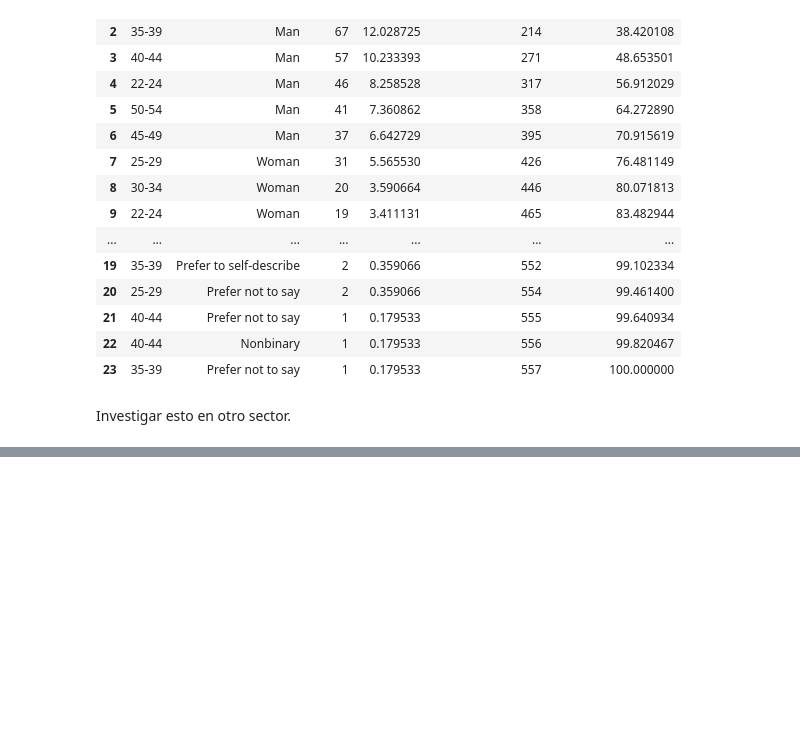
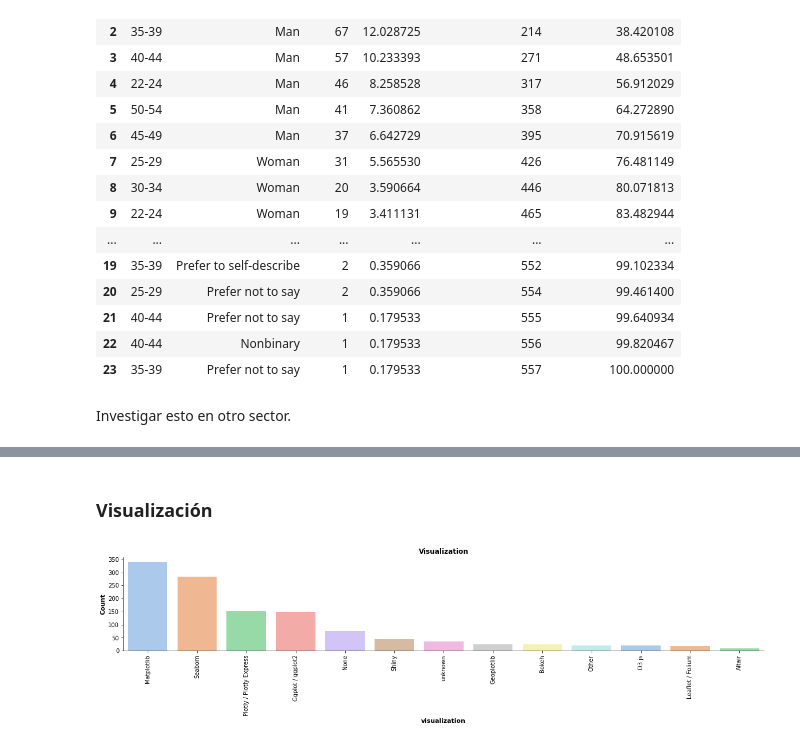
Before and after one commit to MonicaSL110/proyecto-transformacion-digital, a Jupyter notebook: preguntas_graficas.ipynb, the cells around one changed output, grey strips where cells are left out. Saved outputs shown, nothing was run; the diff lists cells and outputs as text; code cells hidden in the pictures; blank space fills up the shorter version.

```diff
--- a/preguntas_graficas.ipynb
+++ b/preguntas_graficas.ipynb
@@ -220,0 +245,6 @@ Investigar esto en otro sector.
+# %% [markdown]
+### Visualización
+# %%
+grafica(df_explode,'visualization','Visualization')
+# %% [output]
+[figure, added]
```
Also changed, not shown: parts of 22 cells of this notebook.
